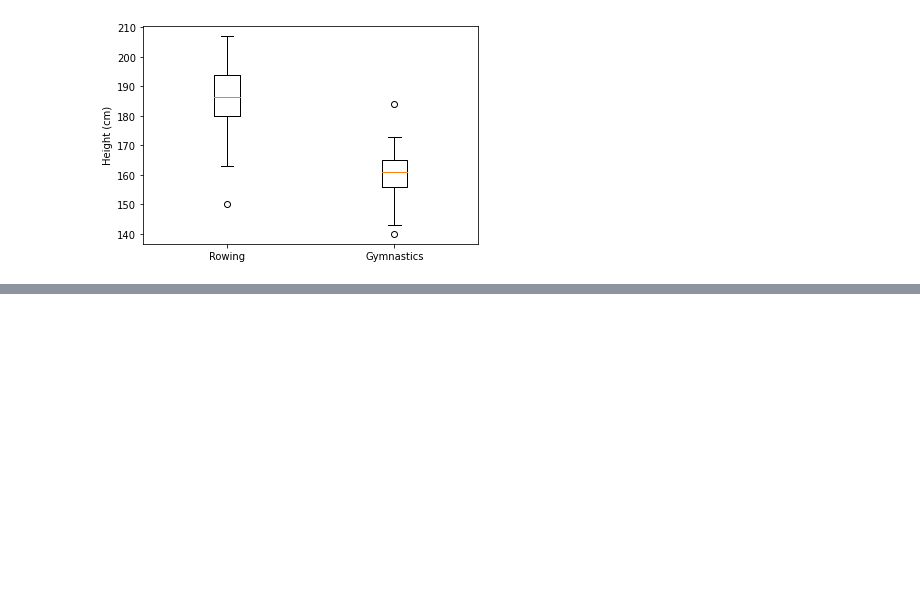
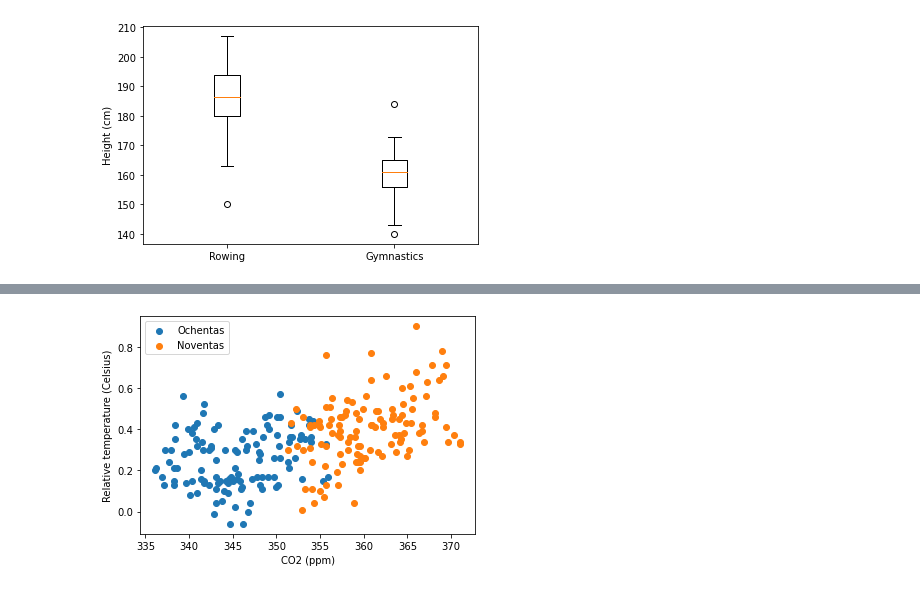
Before and after one commit to JuanFeA98/DataCamp, a Jupyter notebook: Visualization wih Matplotlib/03. Quantitative comparisons.ipynb, the cells around one changed output, grey strips where cells are left out. Cells and saved outputs as stored; diff of their text form; code cells hidden in the pictures; blank space fills up the shorter version.

```diff
--- a/Visualization wih Matplotlib/03. Quantitative comparisons.ipynb
+++ b/Visualization wih Matplotlib/03. Quantitative comparisons.ipynb
@@ -108,0 +130,17 @@ plt.show()
+# %%
+ochentas = df["1980-01-01":"1989-12-31"]
+noventas = df['1990-01-01':'1999-12-31']
+# %%
+fig, ax = plt.subplots()
+
+ax.scatter(ochentas['co2'], ochentas['relative_temp'], label='Ochentas')
+ax.scatter(noventas['co2'], noventas['relative_temp'], label='Noventas')
+
+ax.set_xlabel('CO2 (ppm)')
+ax.set_ylabel('Relative temperature (Celsius)')
+
+ax.legend()
+
+plt.show()
+# %% [output]
+[figure, added]
```
Also changed, not shown: parts of 7 cells of this notebook.
